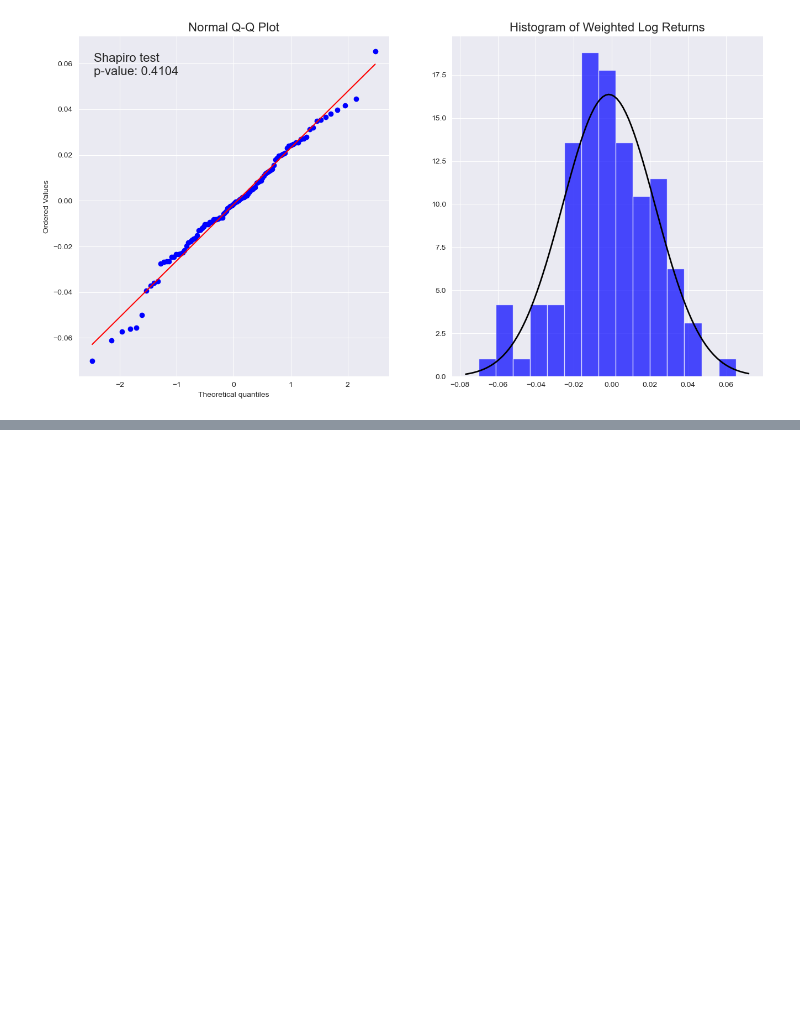
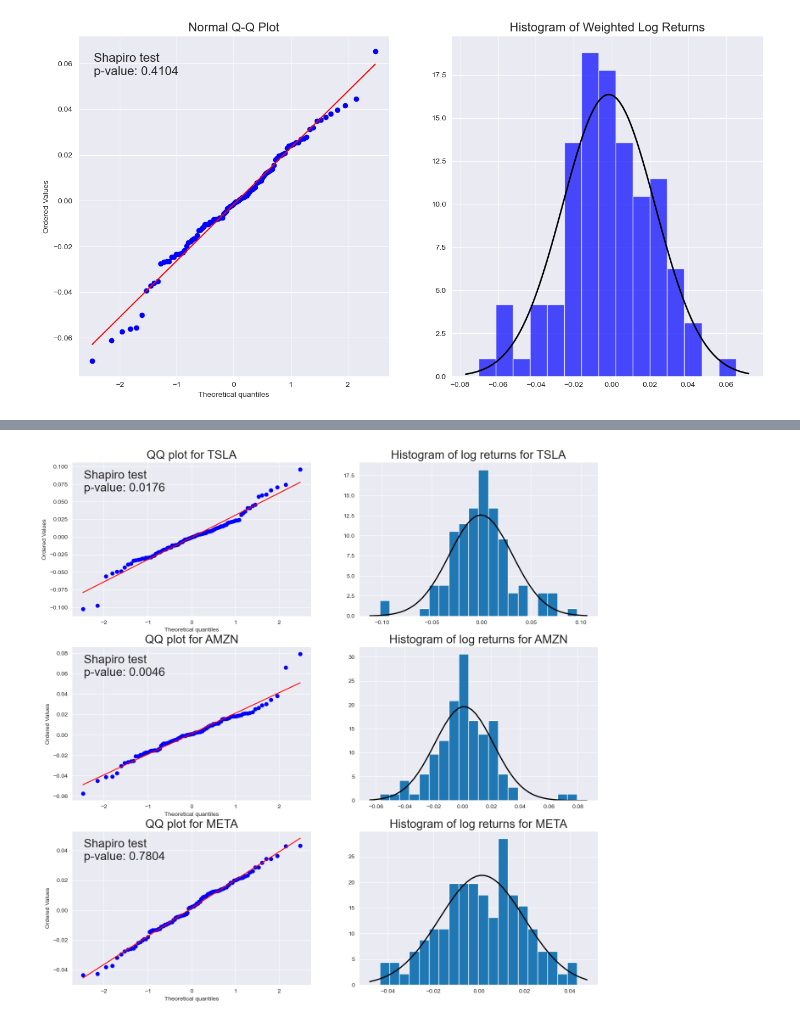
Before and after one commit to baner175/quant_finance_project, a Jupyter notebook: mini_project_2.ipynb, the cells around one changed output, grey strips where cells are left out. Saved outputs shown, nothing was run; the diff lists cells and outputs as text; code cells hidden in the pictures; blank space fills up the shorter version.

Commit message:
adding normality check for tesla, amazon and meta

```diff
--- a/mini_project_2.ipynb
+++ b/mini_project_2.ipynb
@@ -190,3 +184,12 @@ plt.plot(x, p, 'k', linewidth=2)
 # %% [output]
 [<matplotlib.lines.Line2D at 0x...>]
 [figure]
+# %%
+new_tickers = ['TSLA', 'AMZN', 'META']
+end_date = dt.datetime(2023, 12, 31); start_date = end_date - dt.timedelta(days=1*365)
+new_data = yf.download(new_tickers, start=start_date, end=end_date)
+new_stock = new_data['Close']
+
+log_returns = np.log(new_stock/new_stock.shift(1))
+log_returns.dropna(inplace = True)
+log_returns.head()
@@ -192,0 +223,24 @@ plt.plot(x, p, 'k', linewidth=2)
+# %%
+start = dt.datetime(2023, 7, 1); end = dt.datetime(2023, 11, 29)
+log_returns_seg = log_returns.loc[start:end]
+fig, axes = plt.subplots(3, 2,  figsize=(16, 16) )
+for idx, ticker in enumerate(new_tickers):
+    test_stat, p_val = stats.shapiro(log_returns_seg[ticker])
+    mean, sd = log_returns_seg[ticker].mean(), log_returns_seg[ticker].std()
+
+    stats.probplot(log_returns_seg[ticker], dist = 'norm',
+                    plot = axes[idx, 0])
+    axes[idx, 0].grid(True)
+    axes[idx, 0].set_title(f'QQ plot for {ticker}', fontsize = 20)
+    axes[idx, 0].text(0.05, 0.95, f'Shapiro test\np-value: {p_val:.4f}',
+            transform=axes[idx, 0].transAxes, fontsize=20, va='top')
+
+    axes[idx, 1].hist(log_returns_seg[ticker], density = True, bins = 20)
+    xmin, xmax = axes[idx,1].get_xlim()
+    x = np.linspace(xmin,xmax)
+    y = stats.norm.pdf(x, mean, sd)
+    axes[idx, 1].plot(x, y, 'k', linewidth=2)
+    axes[idx, 1].set_title(f'Histogram of log returns for {ticker}',
+                           fontsize = 20)
+# %% [output]
+[figure, added]
```
Also changed, not shown: parts of 5 cells of this notebook.
